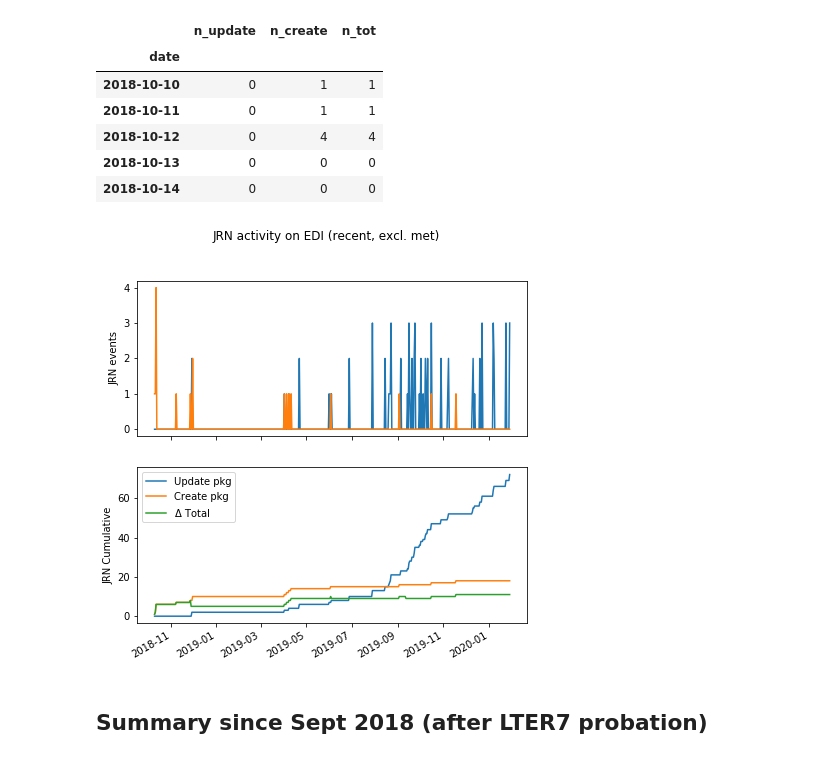
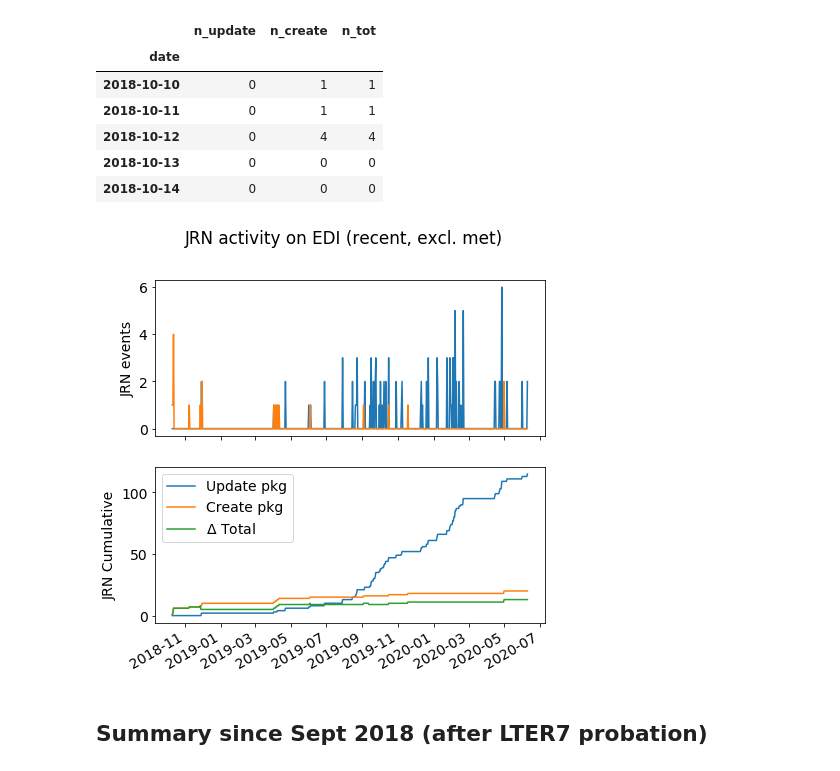
Before and after one commit to jornada-im/diagnostics, a Jupyter notebook: JRN-EDI-diagnostics.ipynb, the cells around one changed output. Saved outputs shown, nothing was run; the diff lists cells and outputs as text; code cells hidden in the pictures.

Commit message:
Update diagnostics for June 2020 IM status meeting

```diff
--- a/JRN-EDI-diagnostics.ipynb
+++ b/JRN-EDI-diagnostics.ipynb
@@ -64,8 +80,11 @@ response.text[0:300] # now parse this with
 # Parse the xml into an "ElementTree" object called root
 import xml.etree.ElementTree as ET
 
-tree_old = ET.parse('knb-lter-jrn_20150417-20181231.xml')
-root_old = tree_old.getroot()
+tree_1 = ET.parse('knb-lter-jrn_20150417-20181231.xml')
+root_1 = tree_1.getroot()
+
+tree_2 = ET.parse('knb-lter-jrn_20190101-20191231.xml')
+root_2 = tree_2.getroot()
 
 root = ET.fromstring(response.text)
 # %%
@@ -116,10 +171,16 @@ for ID in root.iter('identifier'):
 ## Parse the data sent from EDI
 # %%
 # Create a dataframe from the entire record in root
-df_old = pd.DataFrame({'date':[date.text for date in root_old.iter('date')],
-                   'pkgid':[int(ID.text) for ID in root_old.iter('identifier')],
-                   'action':[sm.text for sm in root_old.iter('serviceMethod')]}
+df_1 = pd.DataFrame({'date':[date.text for date in root_1.iter('date')],
+                   'pkgid':[int(ID.text) for ID in root_1.iter('identifier')],
+                   'action':[sm.text for sm in root_1.iter('serviceMethod')]}
                    )
+df_2 = pd.DataFrame({'date':[date.text for date in root_2.iter('date')],
+                   'pkgid':[int(ID.text) for ID in root_2.iter('identifier')],
+                   'action':[sm.text for sm in root_2.iter('serviceMethod')]}
+                   )
+
+df_old = pd.concat([df_1, df_2])
 
 # Create a dataframe from the entire record in root
 df = pd.DataFrame({'date':[date.text for date in root.iter('date')],
@@ -274,3 +333,4 @@ dEDI.n_tot.sum()
 # %%
-df.loc[df.studyid!='437',['n_update', 'n_create', 'n_tot']].resample('D').sum().n_tot.sum()
+nomet = np.logical_and(df.studyid!='437', df.studyid!='548')
+df.loc[nomet,['n_update', 'n_create', 'n_tot']].resample('D').sum().n_tot.sum()
 # %% [output]
@@ -321,8 +380,7 @@ plt.legend()
 # delete operations on EDI
 startdt = "2018-09-05"
 
-rdEDI_nomet = df.loc[np.logical_and(df.studyid!='437',
-                                        df.index > startdt),
+rdEDI_nomet = df.loc[np.logical_and(nomet, df.index > startdt),
                          ['n_update', 'n_create', 'n_tot']].resample('D').sum()
 rdEDI_nomet.head()
 # %% [output]
@@ -336,25 +394,25 @@ rdEDI_nomet.head()
 # %%
 # Recent plot:
 fig, ax = plt.subplots(nrows=2, ncols=1, figsize=(7, 7), sharex=True)
 
 ax[0].plot(rdEDI_nomet.index, rdEDI_nomet.n_update, label='Update pkg')
 ax[0].plot(rdEDI_nomet.index, rdEDI_nomet.n_create, label='Create pkg')
 ax[0].set_ylabel('JRN events')
 
 ax[1].plot(rdEDI_nomet.index, rdEDI_nomet.n_update.cumsum(), label='Update pkg')
 ax[1].plot(rdEDI_nomet.index, rdEDI_nomet.n_create.cumsum(), label='Create pkg')
 ax[1].plot(rdEDI_nomet.index, rdEDI_nomet.n_tot.cumsum(), label='$\Delta$ Total')
 
 plt.ylabel('JRN Cumulative')
 fig.autofmt_xdate()
 plt.suptitle('JRN activity on EDI (recent, excl. met)')
 plt.legend()
 
 fig.savefig(os.path.expanduser(
-    "~/GD_gmaurer.jrn.lter/IM_diagnostics/JRN_EDI_recNoMet_{0}.png".format(now)),
+    "/Users/gmaurer/GD_gmaurer.jrn.lter/IM/figures/JRN_EDI_recNoMet_{0}.png".format(now)),
             dpi=150)
 # %% [output]
-[figure, old version]
+[figure, new version]
 # %% [markdown]
 ## Summary since Sept 2018 (after LTER7 probation)
 # %%
```
Also changed, not shown: parts of 28 cells of this notebook.
